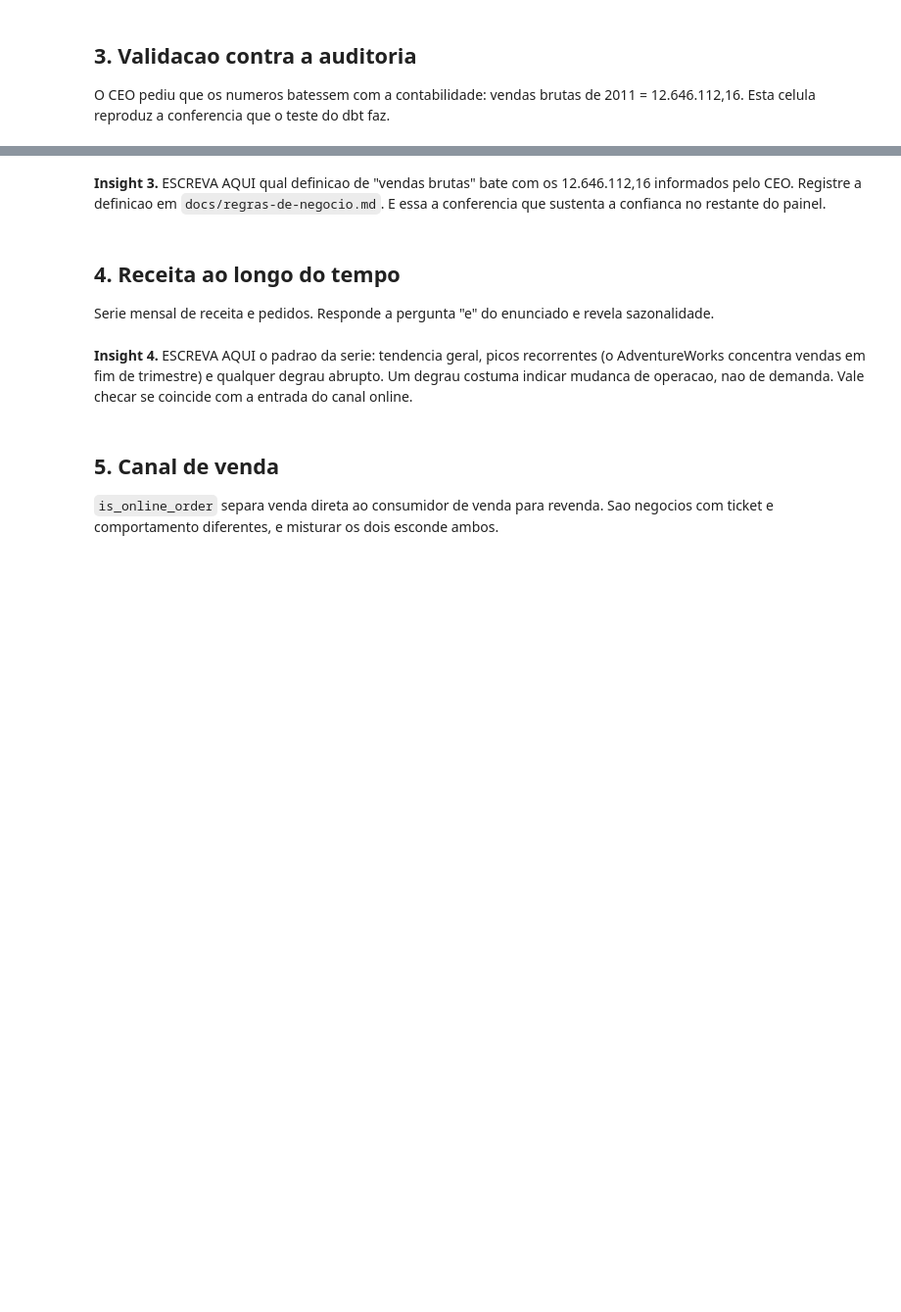
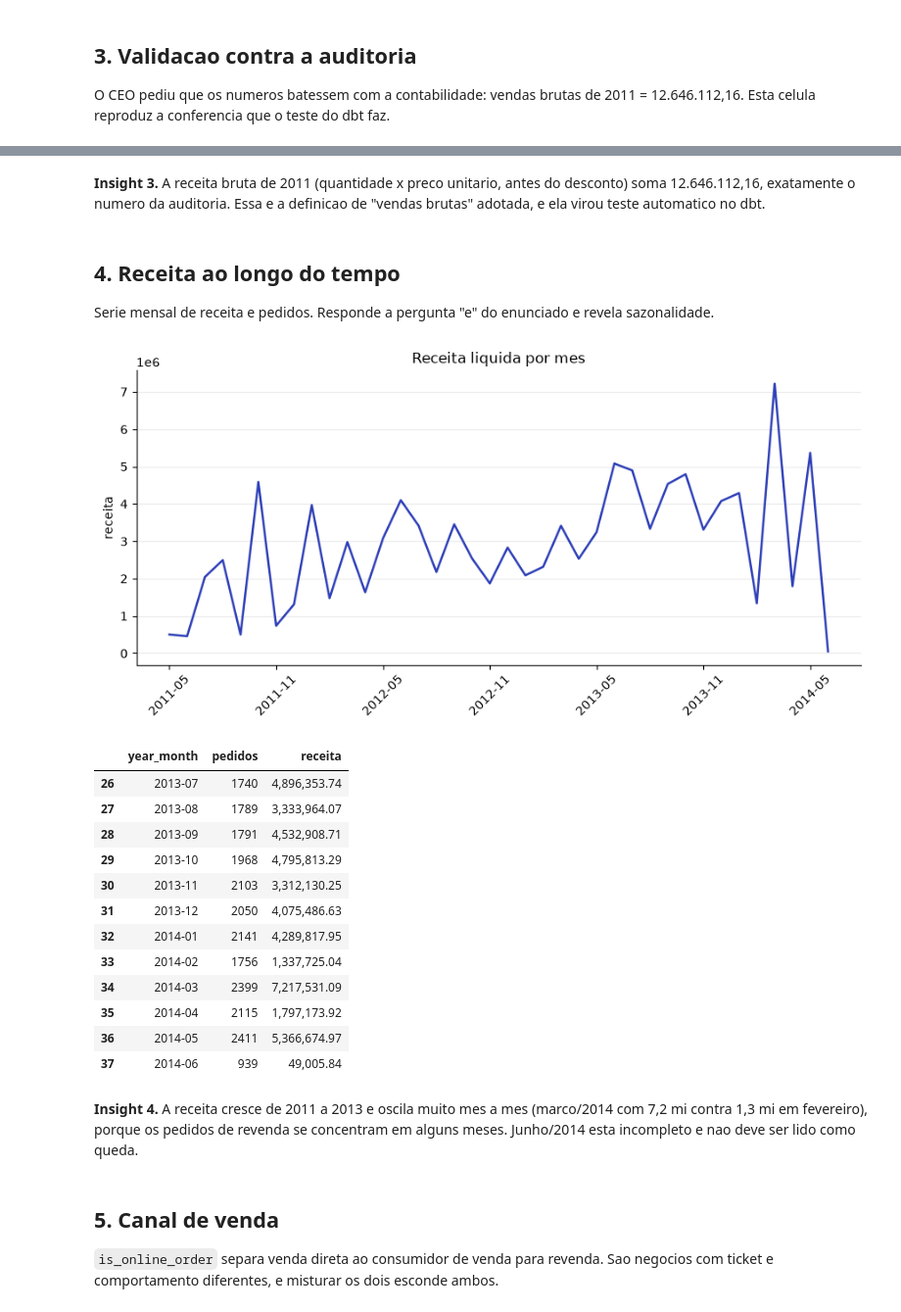
Before and after one commit to m4cneto/ae_certification_2026, a Jupyter notebook: analise/eda.ipynb, the cells around one changed output, grey strips where cells are left out. Shown at 98% size. Drawn from its saved outputs; the diff is of its cells as text; code cells hidden in the pictures; blank space fills up the shorter version.

```diff
--- a/analise/eda.ipynb
+++ b/analise/eda.ipynb
@@ -89,8 +98,5 @@ order by 1
-# %% [markdown]
-**Insight 3.** ESCREVA AQUI qual definicao de "vendas brutas" bate com os
-12.646.112,16 informados pelo CEO. Registre a definicao em
-`docs/regras-de-negocio.md`. E essa a conferencia que sustenta a confianca no
-restante do painel.
+# %% [markdown]
+**Insight 3.** A receita bruta de 2011 (quantidade x preco unitario, antes do desconto) soma 12.646.112,16, exatamente o numero da auditoria. Essa e a definicao de "vendas brutas" adotada, e ela virou teste automatico no dbt.
 # %% [markdown]
 ## 4. Receita ao longo do tempo
 
@@ -99,31 +105,43 @@ sazonalidade.
 # %%
 serie = q("""
 select
     d.year_month,
     count(distinct f.sales_order_id) as pedidos,
     sum(f.net_revenue) as receita
-from marts.fct_sales f
-join marts.dim_date d on f.date_key = d.date_key
+from main_marts.fct_sales f
+join main_marts.dim_date d on f.date_key = d.date_key
 group by 1
 order by 1
 """)
 
 fig, ax = plt.subplots()
 ax.plot(serie["year_month"], serie["receita"], linewidth=1.8, color="#2e3fb8")
 ax.set_title("Receita liquida por mes")
 ax.set_ylabel("receita")
 ax.set_xticks(serie["year_month"][::6])
 ax.tick_params(axis="x", rotation=45)
 ax.grid(axis="y", alpha=.25)
 plt.tight_layout()
 plt.show()
 
 serie.tail(12)
+# %% [output]
+[figure, added]
+|  | year_month | pedidos | receita |
+| 26 | 2013-07 | 1740 | 4,896,353.74 |
+| 27 | 2013-08 | 1789 | 3,333,964.07 |
+| 28 | 2013-09 | 1791 | 4,532,908.71 |
+| 29 | 2013-10 | 1968 | 4,795,813.29 |
+| 30 | 2013-11 | 2103 | 3,312,130.25 |
+| 31 | 2013-12 | 2050 | 4,075,486.63 |
+| 32 | 2014-01 | 2141 | 4,289,817.95 |
+| 33 | 2014-02 | 1756 | 1,337,725.04 |
+| 34 | 2014-03 | 2399 | 7,217,531.09 |
+| 35 | 2014-04 | 2115 | 1,797,173.92 |
+| 36 | 2014-05 | 2411 | 5,366,674.97 |
+| 37 | 2014-06 | 939 | 49,005.84 |
-# %% [markdown]
-**Insight 4.** ESCREVA AQUI o padrao da serie: tendencia geral, picos recorrentes
-(o AdventureWorks concentra vendas em fim de trimestre) e qualquer degrau abrupto.
-Um degrau costuma indicar mudanca de operacao, nao de demanda. Vale checar se
-coincide com a entrada do canal online.
+# %% [markdown]
+**Insight 4.** A receita cresce de 2011 a 2013 e oscila muito mes a mes (marco/2014 com 7,2 mi contra 1,3 mi em fevereiro), porque os pedidos de revenda se concentram em alguns meses. Junho/2014 esta incompleto e nao deve ser lido como queda.
 # %% [markdown]
 ## 5. Canal de venda
 
```
Also changed, not shown: parts of 24 cells of this notebook, 7 other files.
